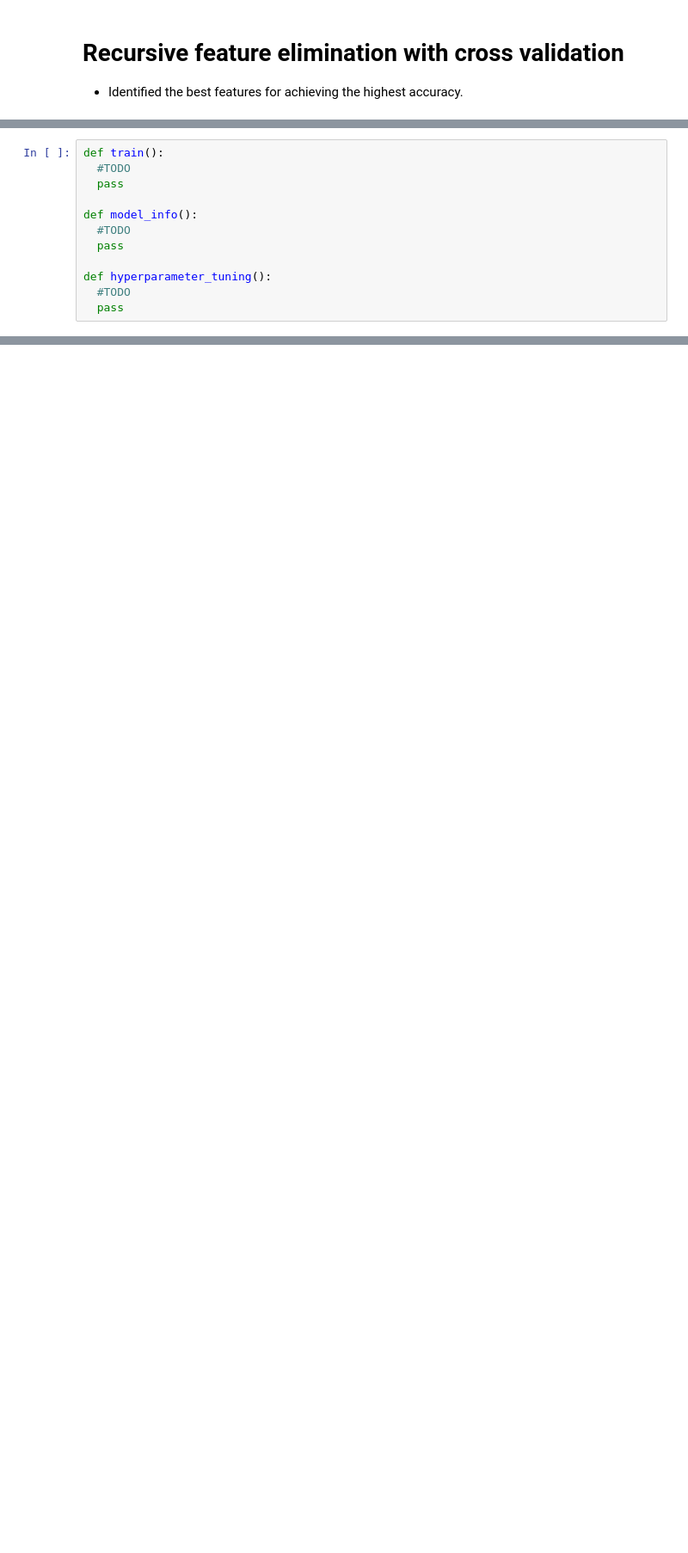
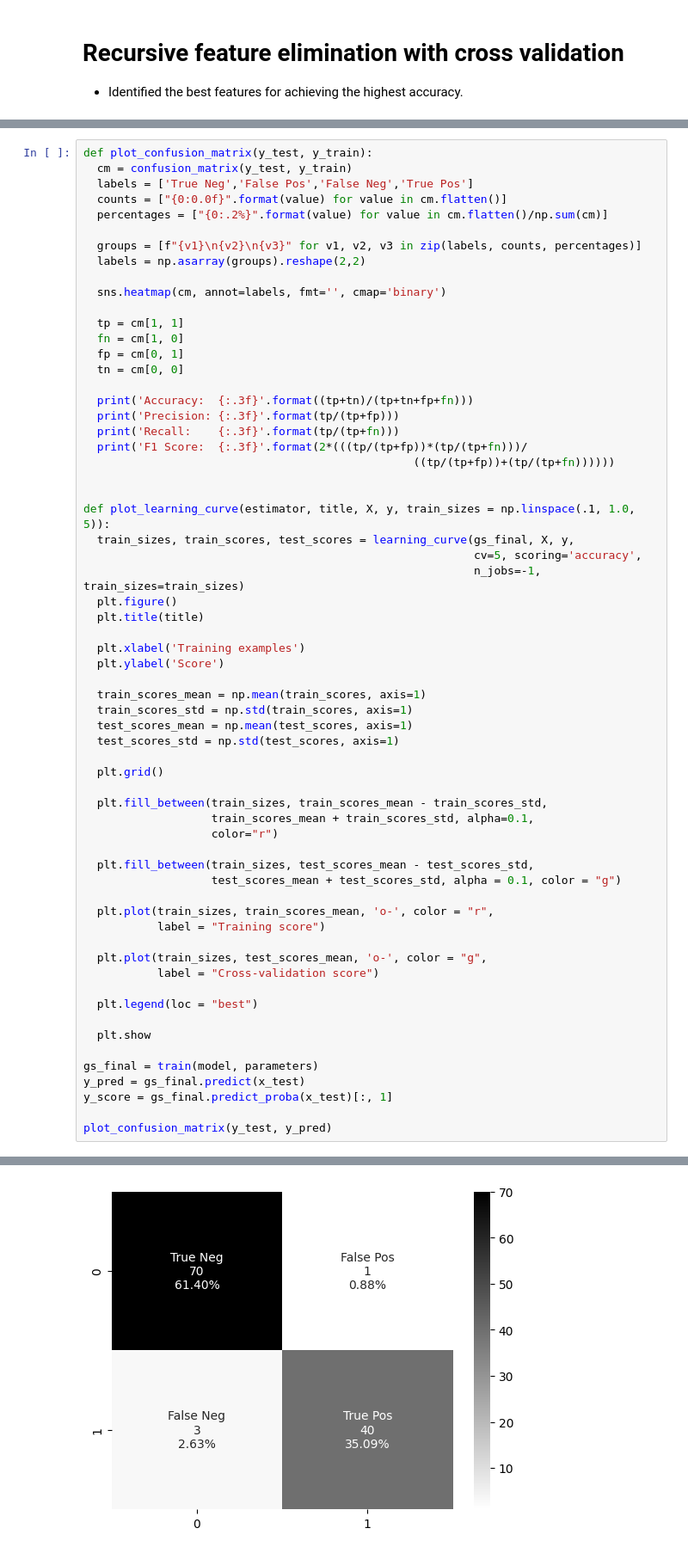
Before and after one commit to Doga0/breast-cancer-classification, a Jupyter notebook: breast_cancer.ipynb, the cells around one changed output, grey strips where cells are left out. Shown at 86% size. Cells and saved outputs as stored; diff of their text form; blank space fills up the shorter version.

```diff
--- a/breast_cancer.ipynb
+++ b/breast_cancer.ipynb
@@ -358,12 +333,0 @@ def learning_curve():
-# %%
-def train():
-  #TODO
-  pass
-
-def model_info():
-  #TODO
-  pass
-
-def hyperparameter_tuning():
-  #TODO
-  pass
@@ -369,0 +361,64 @@ def hyperparameter_tuning():
+# %%
+def plot_confusion_matrix(y_test, y_train):
+  cm = confusion_matrix(y_test, y_train)
+  labels = ['True Neg','False Pos','False Neg','True Pos']
+  counts = ["{0:0.0f}".format(value) for value in cm.flatten()]
+  percentages = ["{0:.2%}".format(value) for value in cm.flatten()/np.sum(cm)]
+
+  groups = [f"{v1}\n{v2}\n{v3}" for v1, v2, v3 in zip(labels, counts, percentages)]
+  labels = np.asarray(groups).reshape(2,2)
+
+  sns.heatmap(cm, annot=labels, fmt='', cmap='binary')
+
+  tp = cm[1, 1]
+  fn = cm[1, 0]
+  fp = cm[0, 1]
+  tn = cm[0, 0]
+
+  print('Accuracy:  {:.3f}'.format((tp+tn)/(tp+tn+fp+fn)))
+  print('Precision: {:.3f}'.format(tp/(tp+fp)))
+  print('Recall:    {:.3f}'.format(tp/(tp+fn)))
+  print('F1 Score:  {:.3f}'.format(2*(((tp/(tp+fp))*(tp/(tp+fn)))/
+                                                 ((tp/(tp+fp))+(tp/(tp+fn))))))
+
+
+def plot_learning_curve(estimator, title, X, y, train_sizes = np.linspace(.1, 1.0, 5)):
+  train_sizes, train_scores, test_scores = learning_curve(gs_final, X, y,
+                                                          cv=5, scoring='accuracy',
+                                                          n_jobs=-1, train_sizes=train_sizes)
+  plt.figure()
+  plt.title(title)
+
+  plt.xlabel('Training examples')
+  plt.ylabel('Score')
+
+  train_scores_mean = np.mean(train_scores, axis=1)
+  train_scores_std = np.std(train_scores, axis=1)
+  test_scores_mean = np.mean(test_scores, axis=1)
+  test_scores_std = np.std(test_scores, axis=1)
+
+  plt.grid()
+
+  plt.fill_between(train_sizes, train_scores_mean - train_scores_std,
+                   train_scores_mean + train_scores_std, alpha=0.1,
+                   color="r")
+
+  plt.fill_between(train_sizes, test_scores_mean - test_scores_std,
+                   test_scores_mean + test_scores_std, alpha = 0.1, color = "g")
+
+  plt.plot(train_sizes, train_scores_mean, 'o-', color = "r",
+           label = "Training score")
+
+  plt.plot(train_sizes, test_scores_mean, 'o-', color = "g",
+           label = "Cross-validation score")
+
+  plt.legend(loc = "best")
+
+  plt.show
+
+gs_final = train(model, parameters)
+y_pred = gs_final.predict(x_test)
+y_score = gs_final.predict_proba(x_test)[:, 1]
+
+plot_confusion_matrix(y_test, y_pred)
+# %% [output]
@@ -369,0 +435 @@ def hyperparameter_tuning():
+[figure, added]
```
Also changed, not shown: parts of 10 cells of this notebook.
